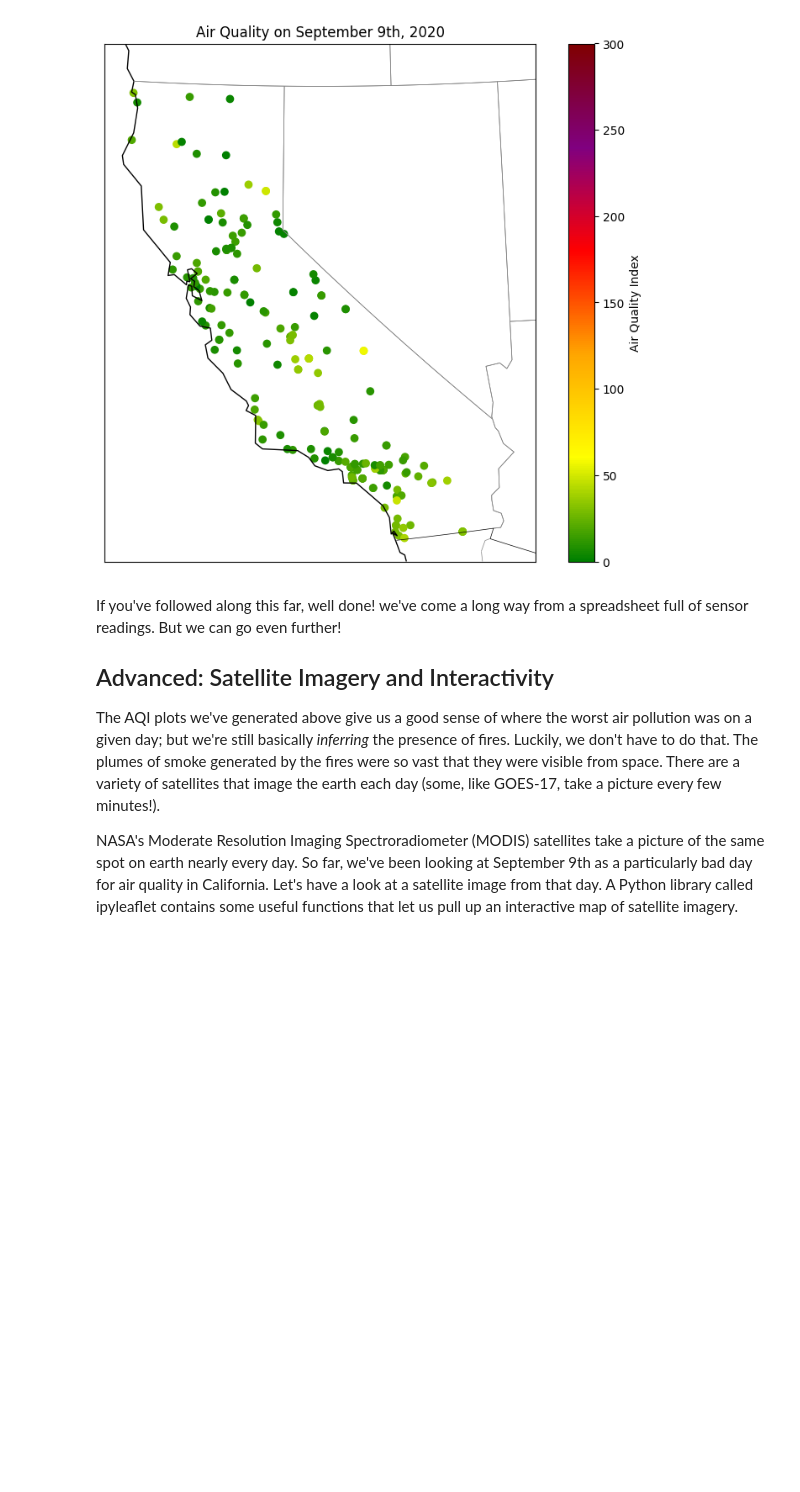
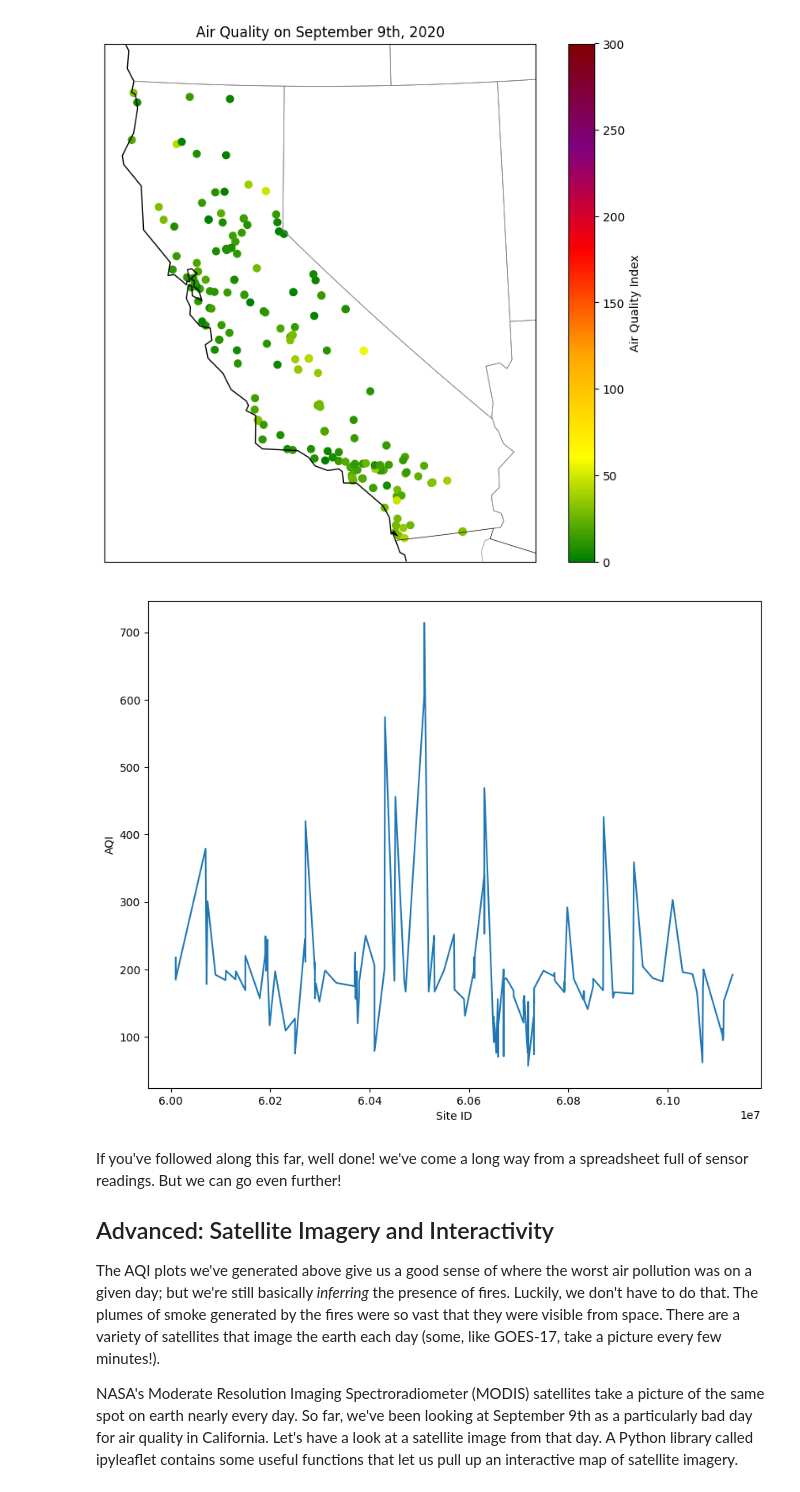
Before and after one commit to Vickyjwq/QM2, a Jupyter notebook: notebooks/W03. Spatial Data.ipynb, the cells around one changed output. Drawn from its saved outputs; the diff is of its cells as text; code cells hidden in the pictures; blank space fills up the shorter version.

```diff
--- a/notebooks/W03. Spatial Data.ipynb
+++ b/notebooks/W03. Spatial Data.ipynb
@@ -462,5 +458,15 @@ county_daily
 # %% [output]
 [figure]
+# %%
+sensor_max_aqi=df.groupby(['Site ID'])['AQI'].max().reset_index()
+
+plt.plot(sensor_max_aqi['Site ID'],sensor_max_aqi['AQI'])
+
+plt.xlabel('Site ID')
+plt.ylabel('AQI')
+plt.show()
+# %% [output]
+[figure, added]
 # %% [markdown]
 If you've followed along this far, well done! we've come a long way from a spreadsheet full of sensor readings. But we can go even further!
 
```
Also changed, not shown: parts of 1 cell of this notebook.
